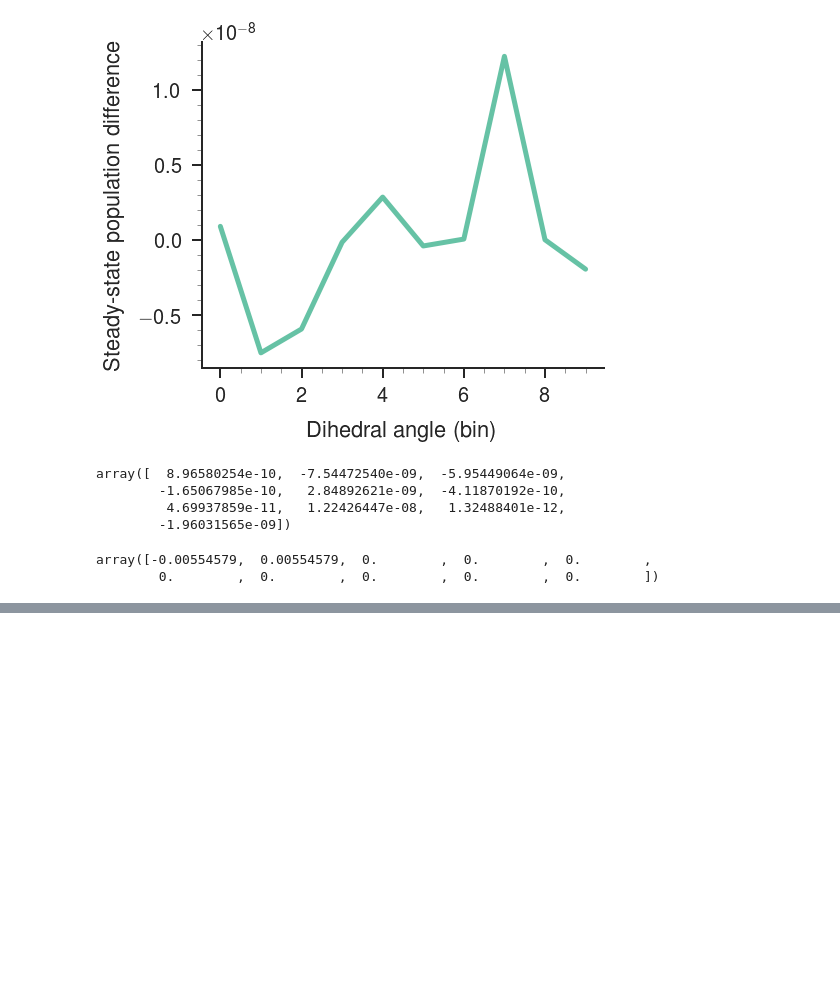
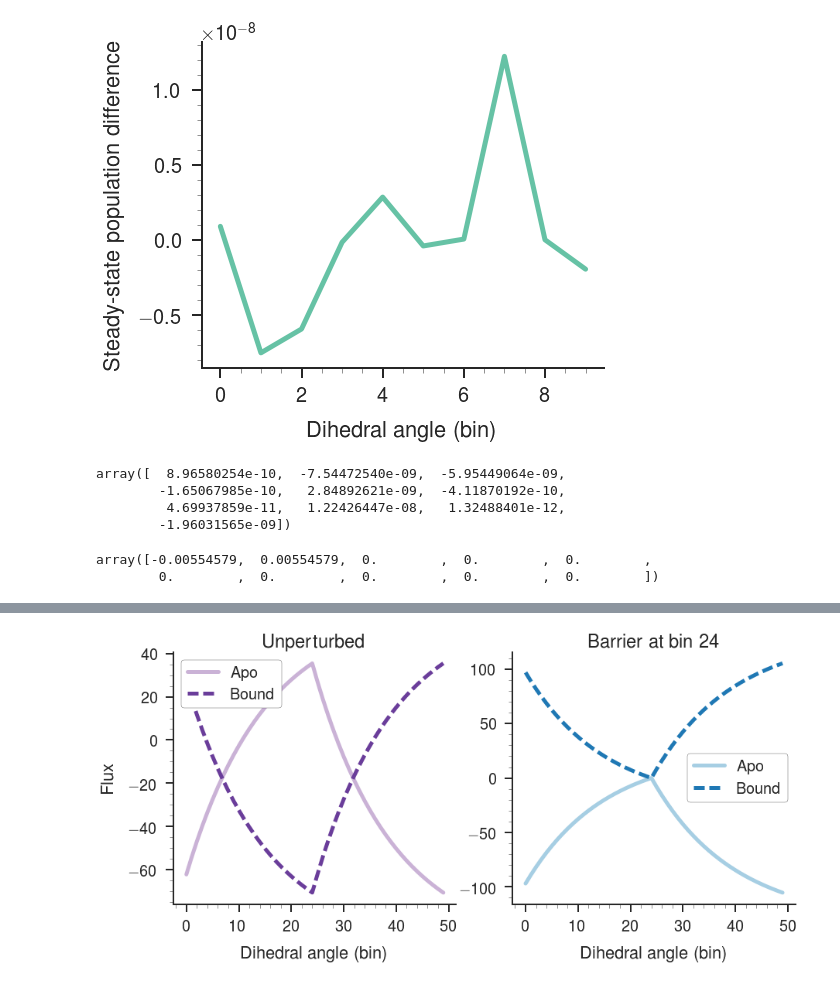
Before and after one commit to slochower/nonequilibrium-master, a Jupyter notebook: notebooks/force-on-barrier/force-on-barrier.ipynb, the cells around one changed output, grey strips where cells are left out. Saved outputs shown, nothing was run; the diff lists cells and outputs as text; code cells hidden in the pictures; blank space fills up the shorter version.

```diff
--- a/notebooks/force-on-barrier/force-on-barrier.ipynb
+++ b/notebooks/force-on-barrier/force-on-barrier.ipynb
@@ -195,0 +298,25 @@ array([-0.00554579,  0.00554579,  0.        ,  0.        ,  0.        ,
+# %%
+cmap = sns.color_palette("Paired", 10)
+fig = plt.figure(figsize=(2 * 6 * 1.2, 6))
+grid = GridSpec(1, 2, wspace=0.2, hspace=0.2)
+ax1 = plt.subplot(grid[0, 0])
+
+ax1.plot(this.flux_u, color=this.unbound_clr, label='Apo')
+ax1.plot(this.flux_b, color=this.bound_clr, ls='--', label='Bound')
+
+ax1.set_xlabel('Dihedral angle (bin)')
+ax1.set_ylabel('Flux')
+ax1.legend(frameon=True, loc=0, framealpha=1.0, edgecolor='k')
+ax1.set_title('Unperturbed')
+
+ax2 = plt.subplot(grid[0, 1])
+
+ax2.plot(blocked.flux_u, color=cmap[0], label='Apo')
+ax2.plot(blocked.flux_b, color=cmap[1], ls='--', label='Bound')
+
+ax2.set_xlabel('Dihedral angle (bin)')
+ax2.legend(frameon=True, loc=0, framealpha=1.0, edgecolor='k')
+ax2.set_title('Barrier at bin 24')
+paper_plot(fig)
+# %% [output]
+[figure, added]
```
Also changed, not shown: parts of 9 cells of this notebook, 1 other file.
